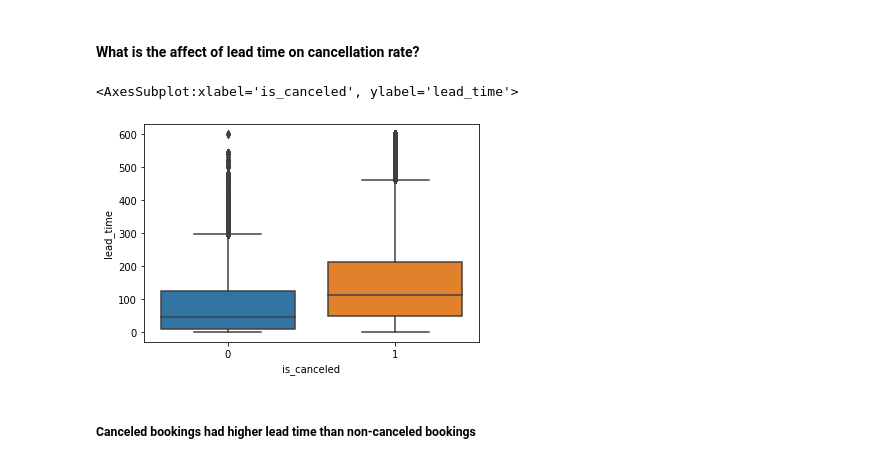
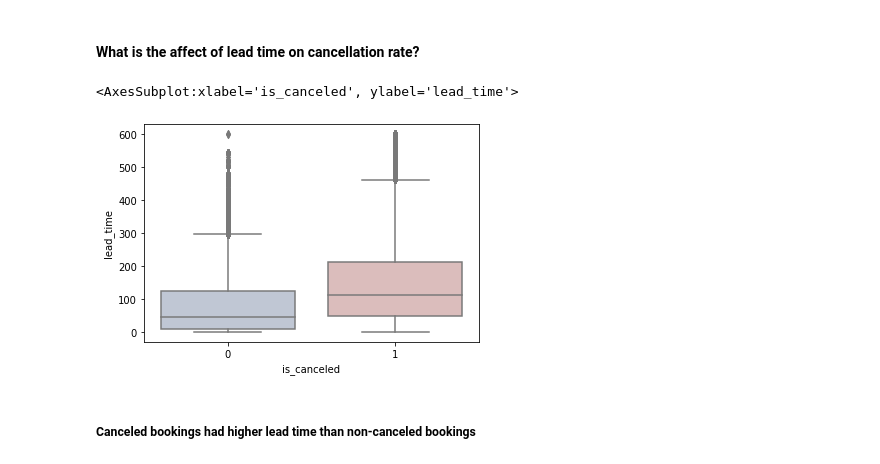
Before and after one commit to ofek181/Causal-Inference, a Jupyter notebook: causal_inference_notebook.ipynb, the cells around one changed output. Drawn from its saved outputs; the diff is of its cells as text; code cells hidden in the pictures.

```diff
--- a/causal_inference_notebook.ipynb
+++ b/causal_inference_notebook.ipynb
@@ -174,6 +174,7 @@ data.loc[data.days_in_waiting_list        >  125, 'days_in_waiting_list'      ]
 data.loc[data.adr                         >= 400, 'adr'                       ] = 400
 data.loc[data.num_guests                  >  6,  'num_guests'                 ] = 6
 data.loc[data.required_car_parking_spaces >  4,  'required_car_parking_spaces'] = 4
+data.loc[data.total_of_special_requests   >  3,  'total_of_special_requests'  ] = 3
 # %% [markdown]
 ### Exploratory data analysis
 # %% [markdown]
@@ -214,9 +215,9 @@ plt.show()
 # %% [markdown]
 #### What is the affect of lead time on cancellation rate?
 # %%
-sns.boxplot(x='is_canceled',y='lead_time',data=data)
+sns.boxplot(x='is_canceled', y='lead_time',data=data, palette='vlag')
 # %% [output]
 <AxesSubplot:xlabel='is_canceled', ylabel='lead_time'>
-[figure, old version]
+[figure, new version]
 # %% [markdown]
 ##### Canceled bookings had higher lead time than non-canceled bookings
```
Also changed, not shown: parts of 8 cells of this notebook.
